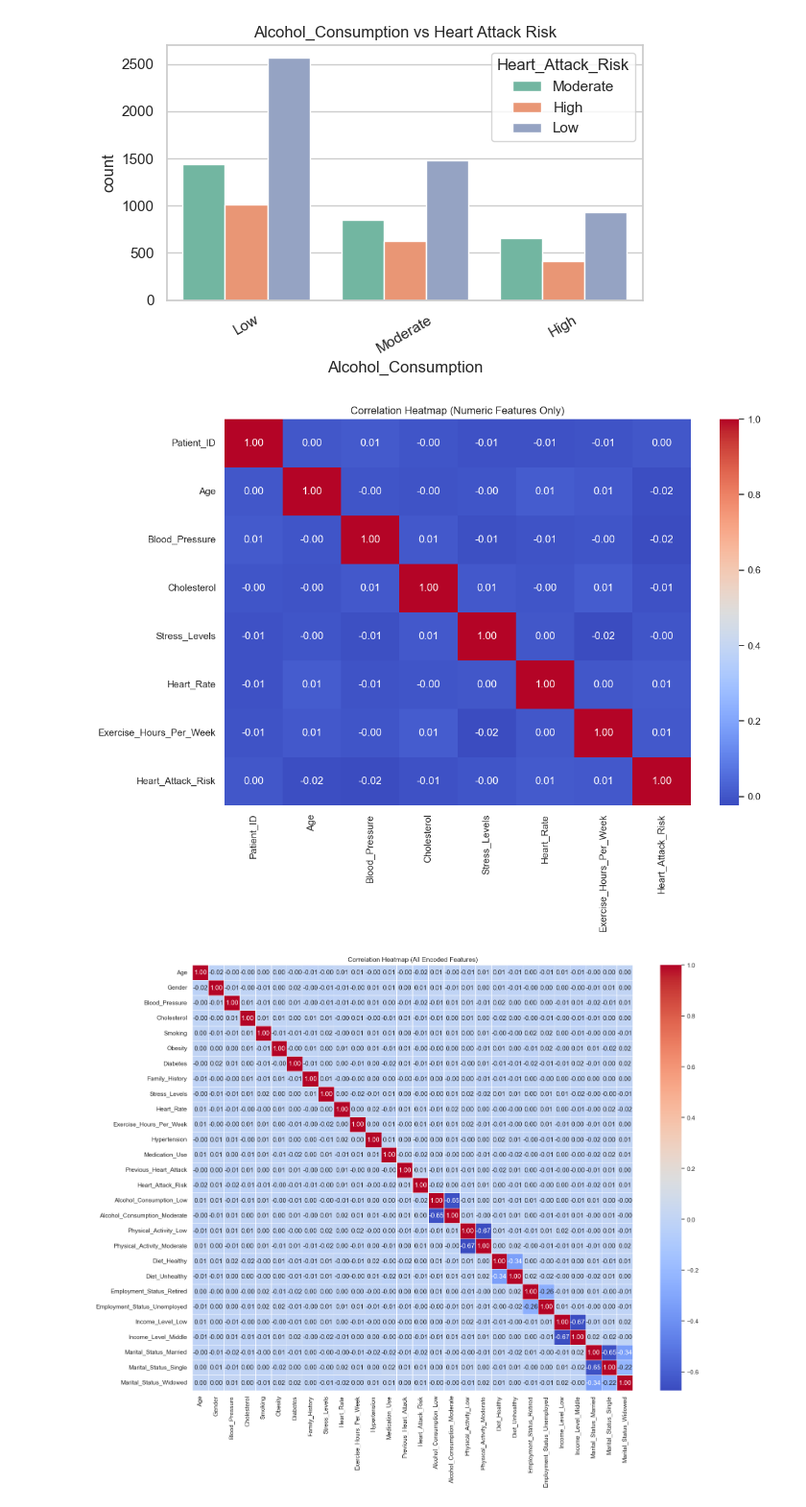
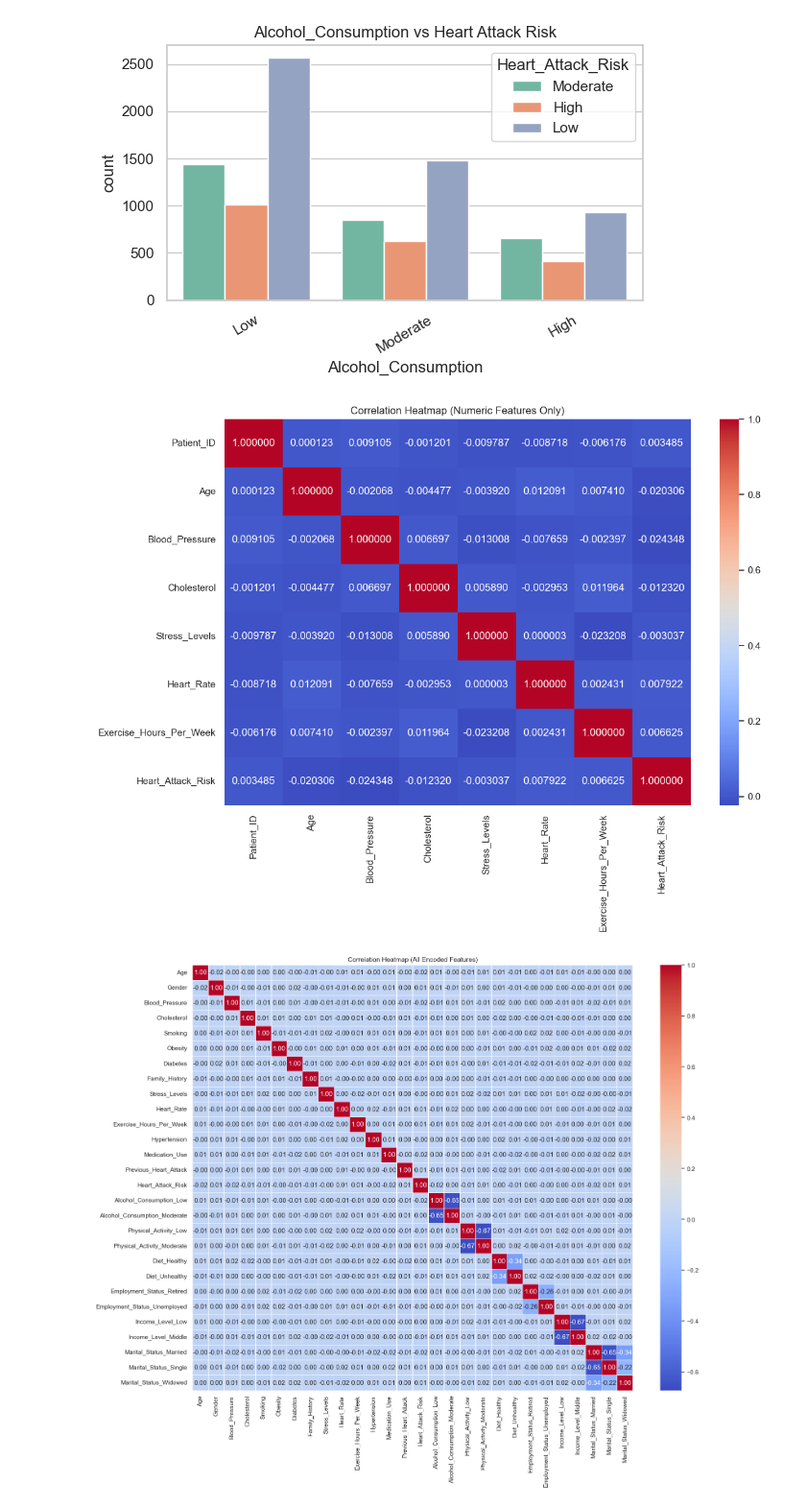
Before and after one commit to K3nnKM/HealthData-Analysis, a Jupyter notebook: RussiaProject.ipynb, the cells around one changed output. Shown at 96% size. Saved outputs shown, nothing was run; the diff lists cells and outputs as text; code cells hidden in the pictures.

```diff
--- a/RussiaProject.ipynb
+++ b/RussiaProject.ipynb
@@ -147,7 +150,7 @@ numeric_features = ['Age', 'Blood_Pressure', 'Cholesterol',
 
 for col in numeric_features:
     plt.figure(figsize=(6, 4))
-    sns.histplot(data=df, x=col, hue='Heart_Attack_Risk', kde=True, element='step', palette='coolwarm')
+    sns.histplot(data=df, x=col, hue='Heart_Attack_Risk', kde=True, element='step', palette='coolwarm', alpha = 0.3)
     plt.title(f'{col} Distribution by Heart Attack Risk')
     plt.show()
 # %% [output]
@@ -177,31 +181,31 @@ for col in categorical_cols:
 [figure]
 [figure]
 # %%
-# Encode binary columns before correlation
-# Map binary and target values as before
+# encode binary columns before correlation
+# map binary and target values as before
 df_corr = df.copy()
 
-# Encode binary categorical columns
+# encode binary categorical columns
 binary_cols = ['Gender', 'Smoking', 'Obesity', 'Diabetes', 'Family_History',
                'Hypertension', 'Medication_Use', 'Previous_Heart_Attack']
 from sklearn.preprocessing import LabelEncoder
 le = LabelEncoder()
 for col in binary_cols:
     df_corr[col] = le.fit_transform(df_corr[col])
 
-# Encode target variable
+# encode the target variable
 df_corr['Heart_Attack_Risk'] = df_corr['Heart_Attack_Risk'].map({'Low': 0, 'Moderate': 1, 'High': 2})
 
-# Select only numeric columns
+# select only numeric columns
 numeric_df = df_corr.select_dtypes(include=['int64', 'float64'])
 
-# Plot correlation heatmap
+# plotting a correlation heatmap
 plt.figure(figsize=(12, 8))
-sns.heatmap(numeric_df.corr(), annot=True, cmap='coolwarm', fmt=".2f")
+sns.heatmap(numeric_df.corr(), annot=True, cmap='coolwarm', fmt=".6f")
 plt.title('Correlation Heatmap (Numeric Features Only)')
 plt.show()
 # %% [output]
-[figure, old version]
+[figure, new version]
 # %%
 from sklearn.preprocessing import LabelEncoder
 
```
Also changed, not shown: parts of 5 cells of this notebook.
